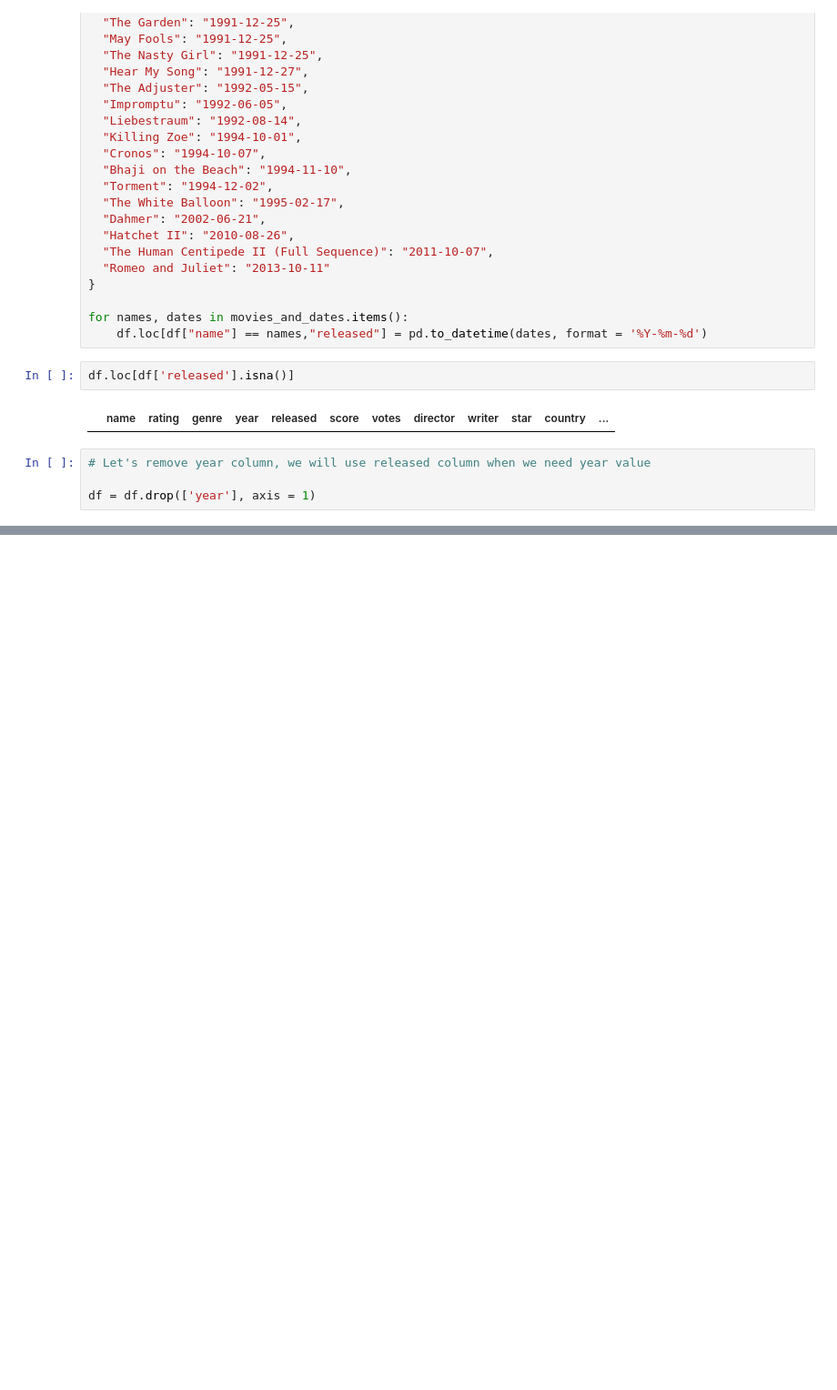
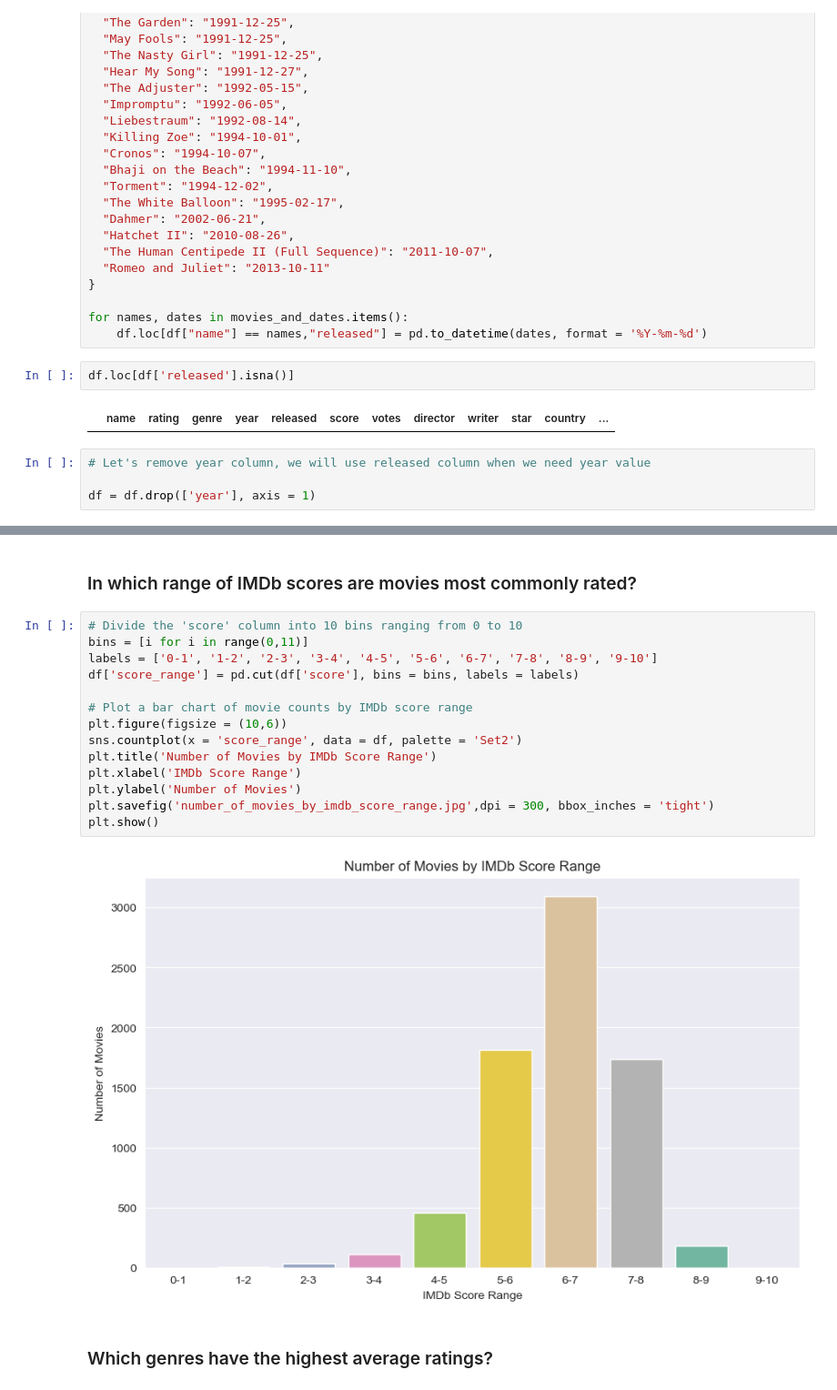
Before and after one commit to gururaser/film-analysis-project, a Jupyter notebook: film-analysis.ipynb, the cells around one changed output, grey strips where cells are left out. Shown: that part at 91% size. Saved outputs shown, nothing was run; the diff lists cells and outputs as text; blank space fills up the shorter version.

Commit message:
Data Exploration
- In which range of IMDb scores are movies most commonly rated?
- Which genres have the highest average ratings?

```diff
--- a/film-analysis.ipynb
+++ b/film-analysis.ipynb
@@ -456,0 +461,20 @@ df.tail()
+# %% [markdown]
+### In which range of IMDb scores are movies most commonly rated?
+# %%
+# Divide the 'score' column into 10 bins ranging from 0 to 10
+bins = [i for i in range(0,11)]
+labels = ['0-1', '1-2', '2-3', '3-4', '4-5', '5-6', '6-7', '7-8', '8-9', '9-10']
+df['score_range'] = pd.cut(df['score'], bins = bins, labels = labels)
+
+# Plot a bar chart of movie counts by IMDb score range
+plt.figure(figsize = (10,6))
+sns.countplot(x = 'score_range', data = df, palette = 'Set2')
+plt.title('Number of Movies by IMDb Score Range')
+plt.xlabel('IMDb Score Range')
+plt.ylabel('Number of Movies')
+plt.savefig('number_of_movies_by_imdb_score_range.jpg',dpi = 300, bbox_inches = 'tight')
+plt.show()
+# %% [output]
+[figure, added]
+# %% [markdown]
+### Which genres have the highest average ratings?
```
Also changed, not shown: parts of 21 cells of this notebook.
